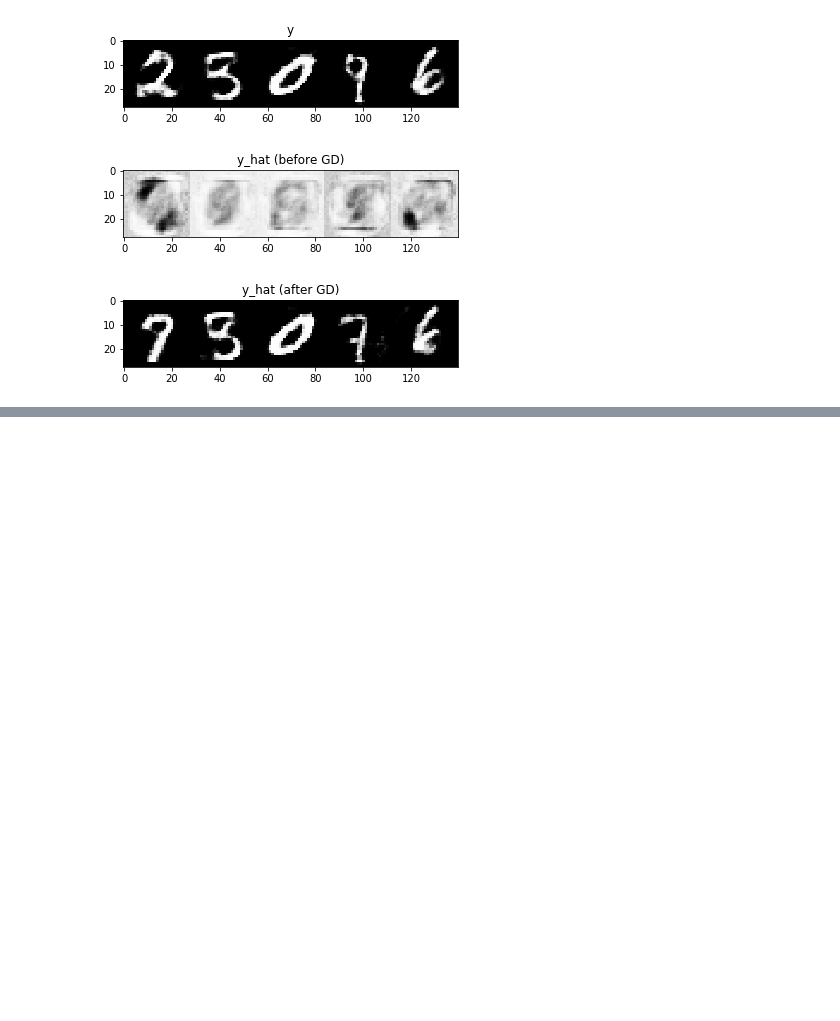
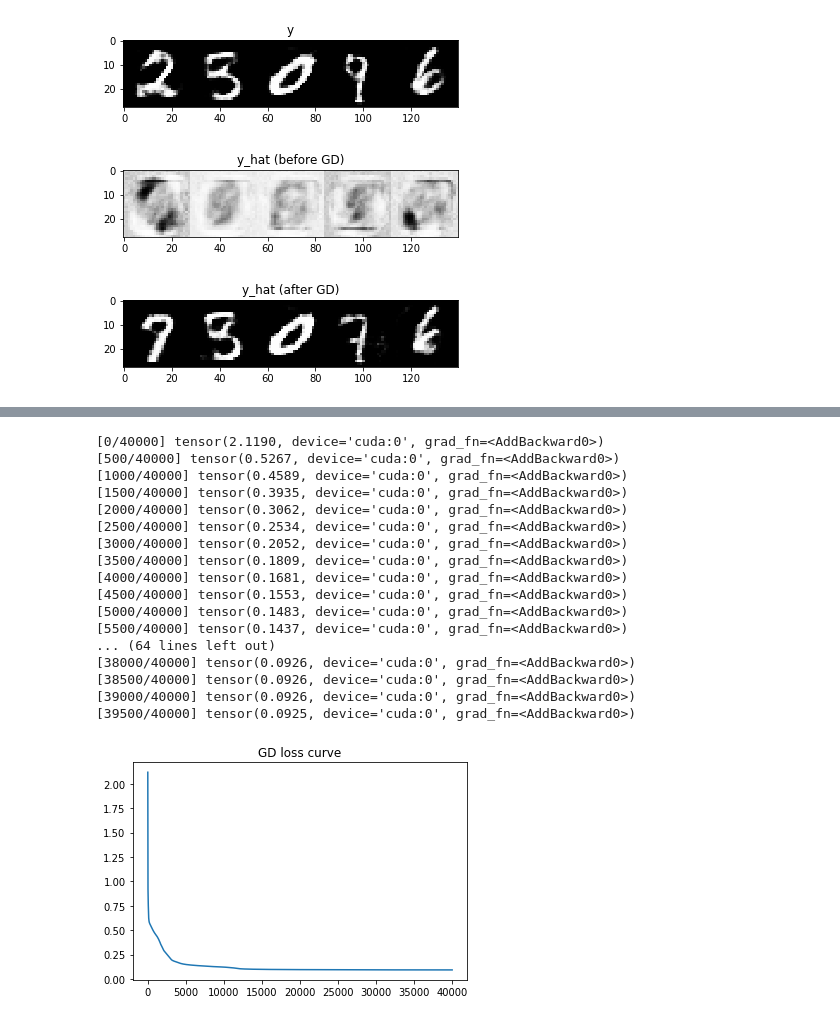
Before and after one commit to TZZheng/Inverse_GAN, a Jupyter notebook: inverse.ipynb, the cells around one changed output, grey strips where cells are left out. Saved outputs shown, nothing was run; the diff lists cells and outputs as text; code cells hidden in the pictures; blank space fills up the shorter version.

```diff
--- a/inverse.ipynb
+++ b/inverse.ipynb
@@ -175,0 +201,38 @@ vis(y_hat, nrow=5, title='y_hat (after GD)')
+# %%
+# GD with noise
+loss = nn.MSELoss()
+u_hat = Variable(Tensor(np.random.normal(0, 0.2, (5, opt.latent_dim))), requires_grad=True)
+u_0 = u_hat
+alpha = 5e-3
+epoch = 40000
+
+l = []
+for i in range(epoch):
+    l.append((loss(generator(u_hat), y) + a*loss(u_hat, m)).item())
+    if i % 500 == 0:
+        print('['+str(i)+'/'+str(epoch)+']', loss(generator(u_hat), y) + a*loss(u_hat, m))
+    grad = autograd.grad(outputs=loss(generator(u_hat), y) + a*loss(u_hat, m), inputs=u_hat)[0]
+    u_hat = u_hat - alpha * grad
+
+plt.plot(l)
+plt.title('GD loss curve')
+plt.show()
+# %% [output]
+[0/40000] tensor(2.1190, device='cuda:0', grad_fn=<AddBackward0>)
+[500/40000] tensor(0.5267, device='cuda:0', grad_fn=<AddBackward0>)
+[1000/40000] tensor(0.4589, device='cuda:0', grad_fn=<AddBackward0>)
+[1500/40000] tensor(0.3935, device='cuda:0', grad_fn=<AddBackward0>)
+[2000/40000] tensor(0.3062, device='cuda:0', grad_fn=<AddBackward0>)
+[2500/40000] tensor(0.2534, device='cuda:0', grad_fn=<AddBackward0>)
+[3000/40000] tensor(0.2052, device='cuda:0', grad_fn=<AddBackward0>)
+[3500/40000] tensor(0.1809, device='cuda:0', grad_fn=<AddBackward0>)
+[4000/40000] tensor(0.1681, device='cuda:0', grad_fn=<AddBackward0>)
+[4500/40000] tensor(0.1553, device='cuda:0', grad_fn=<AddBackward0>)
+[5000/40000] tensor(0.1483, device='cuda:0', grad_fn=<AddBackward0>)
+[5500/40000] tensor(0.1437, device='cuda:0', grad_fn=<AddBackward0>)
+... (64 lines left out)
+[38000/40000] tensor(0.0926, device='cuda:0', grad_fn=<AddBackward0>)
+[38500/40000] tensor(0.0926, device='cuda:0', grad_fn=<AddBackward0>)
+[39000/40000] tensor(0.0926, device='cuda:0', grad_fn=<AddBackward0>)
+[39500/40000] tensor(0.0925, device='cuda:0', grad_fn=<AddBackward0>)
+[figure, added]
```
Also changed, not shown: parts of 5 cells of this notebook.
